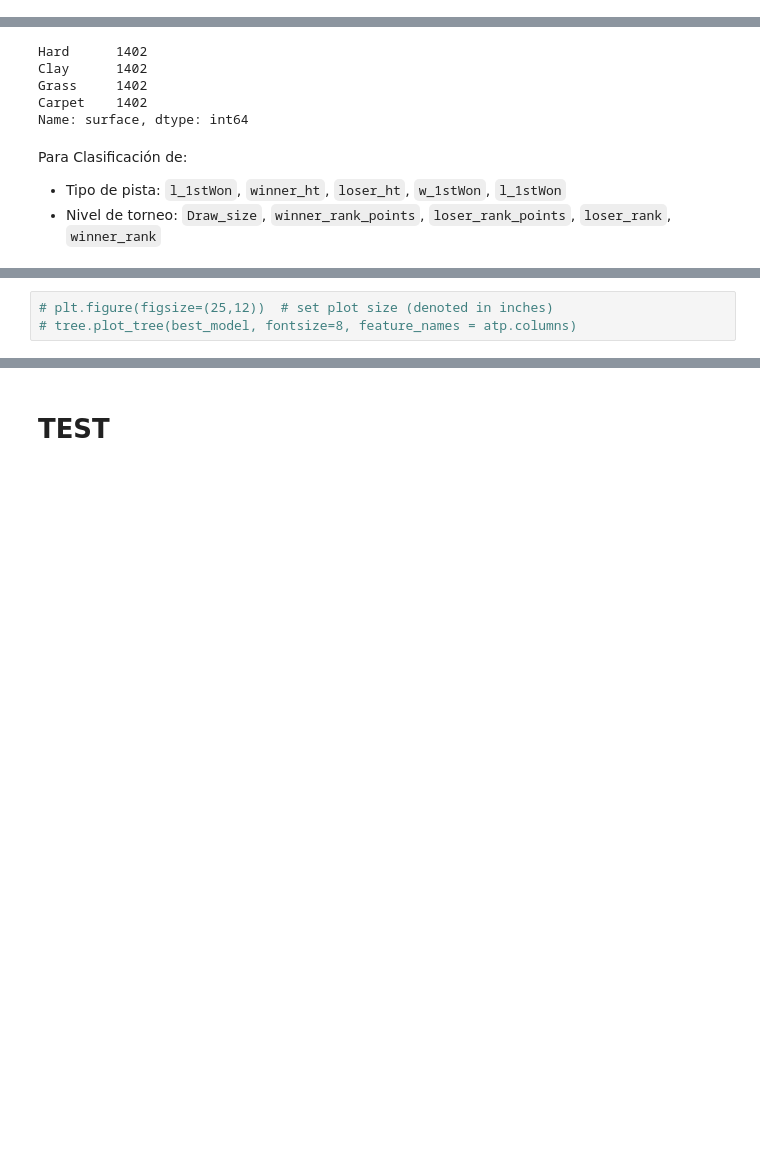
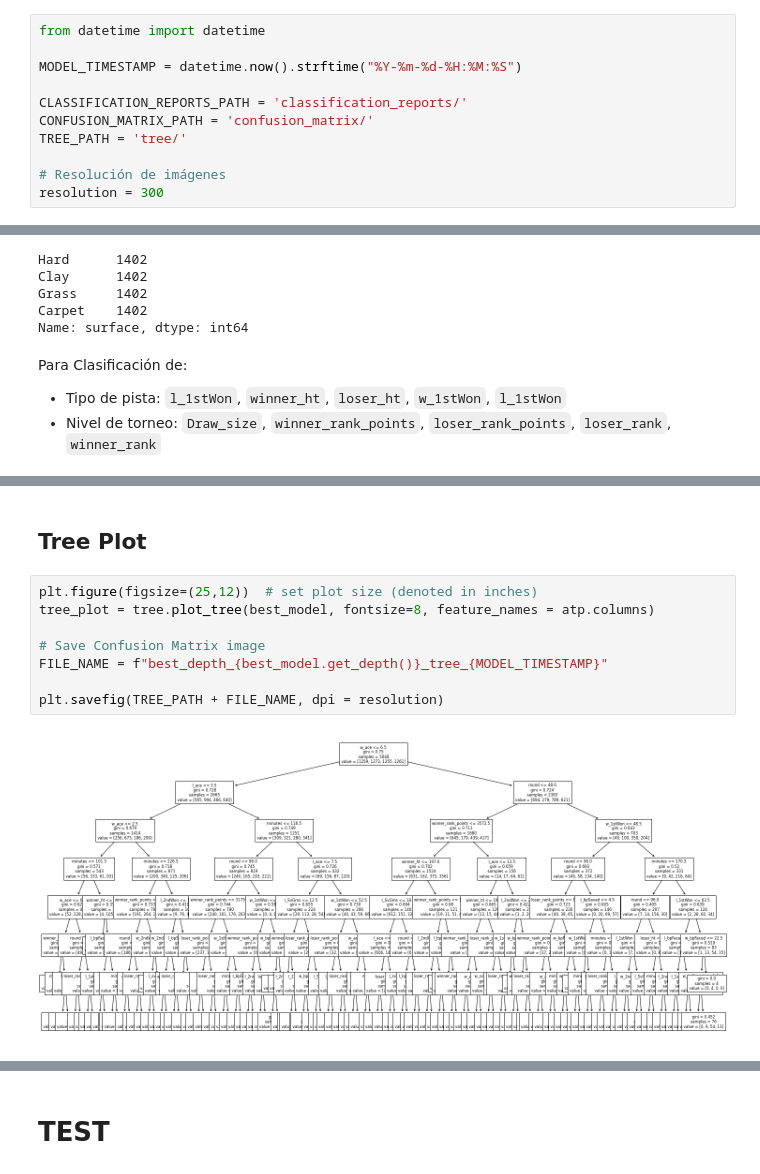
Before and after one commit to luperezsal/DM-Classification-Tree, a Jupyter notebook: Untitled.ipynb, the cells around one changed output, grey strips where cells are left out. Drawn from its saved outputs; the diff is of its cells as text; blank space fills up the shorter version.

Commit message:
[FEATURE] Define store results path

```diff
--- a/Untitled.ipynb
+++ b/Untitled.ipynb
@@ -7,3 +9,14 @@ from matplotlib.pyplot import figure
+# %%
+from datetime import datetime
+
+MODEL_TIMESTAMP = datetime.now().strftime("%Y-%m-%d-%H:%M:%S")
+
+CLASSIFICATION_REPORTS_PATH = 'classification_reports/'
+CONFUSION_MATRIX_PATH = 'confusion_matrix/'
+TREE_PATH = 'tree/'
+
+# Resolución de imágenes
+resolution = 300
 # %% [markdown]
 # Download and Store Data
 # %%
@@ -223,3 +235,12 @@ Done!
-# %%
-# plt.figure(figsize=(25,12))  # set plot size (denoted in inches)
-# tree.plot_tree(best_model, fontsize=8, feature_names = atp.columns)
+# %% [markdown]
+## Tree Plot
+# %%
+plt.figure(figsize=(25,12))  # set plot size (denoted in inches)
+tree_plot = tree.plot_tree(best_model, fontsize=8, feature_names = atp.columns)
+
+# Save Confusion Matrix image
+FILE_NAME = f"best_depth_{best_model.get_depth()}_tree_{MODEL_TIMESTAMP}"
+
+plt.savefig(TREE_PATH + FILE_NAME, dpi = resolution)
+# %% [output]
+[figure, added]
```
Also changed, not shown: parts of 10 cells of this notebook, 3 other files.
